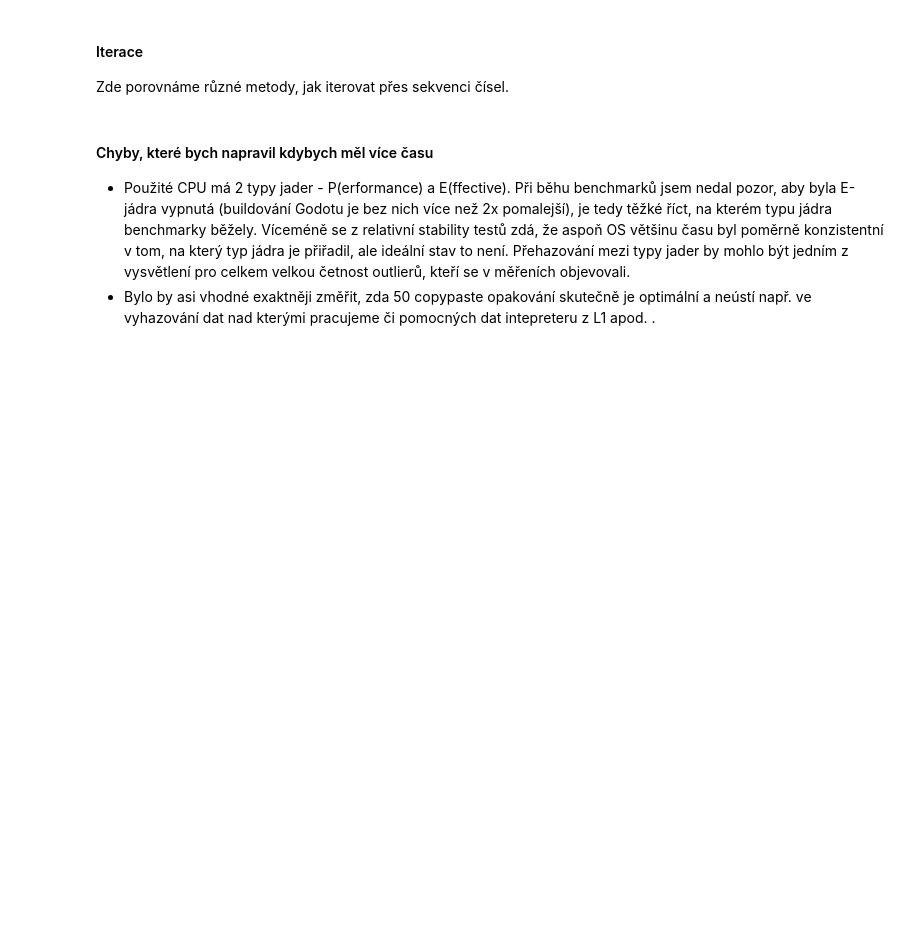
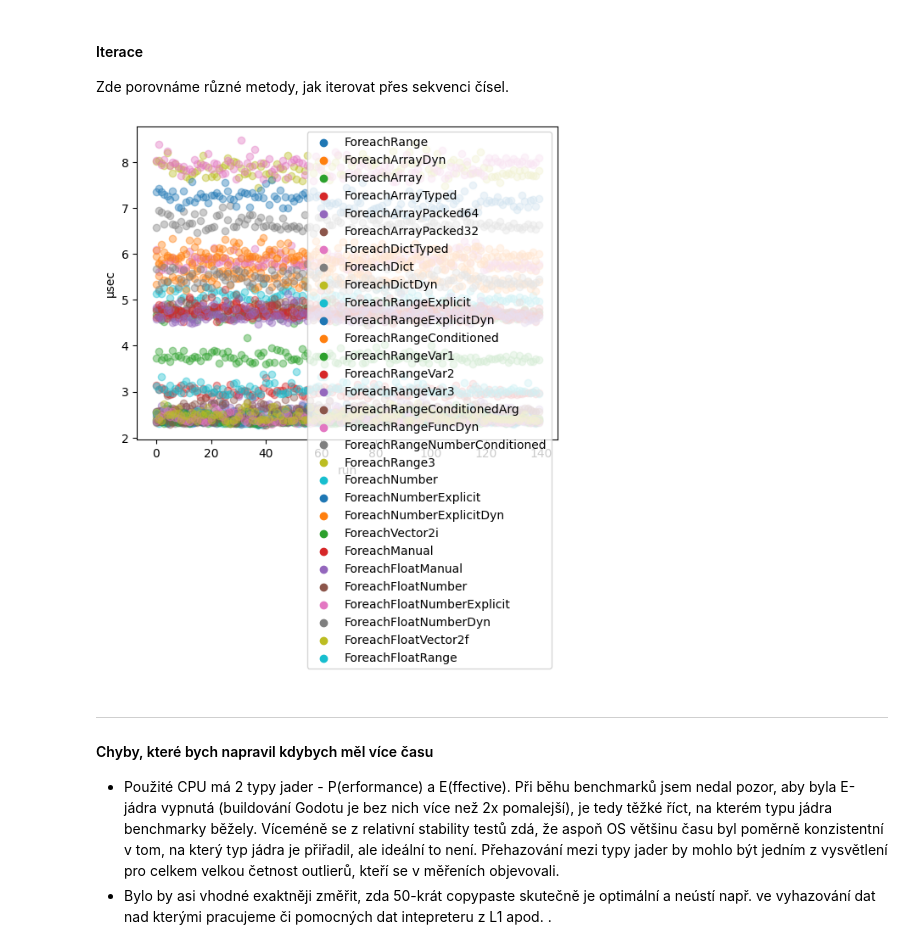
Before and after one commit to MarkusSecundus/NSWI131-Credit-GDScriptPerformanceEvaluation, a Jupyter notebook: main.ipynb, the cells around one changed output. Cells and saved outputs as stored; diff of their text form; code cells hidden in the pictures; blank space fills up the shorter version.

```diff
--- a/main.ipynb
+++ b/main.ipynb
@@ -371,7 +412,19 @@ graph_usecs(all_measurements[ArithmeticBenchmarks], ["DoNothing", "DoNothingBig"
 #### Iterace
 
 Zde porovnáme různé metody, jak iterovat přes sekvenci čísel.
+# %%
+graph_usecs(all_measurements[IterationBenchmarks], [
+    "ForeachRange", "ForeachArrayDyn", "ForeachArray", "ForeachArrayTyped", "ForeachArrayPacked64", "ForeachArrayPacked32",
+    "ForeachDictTyped", "ForeachDict", "ForeachDictDyn", "ForeachRangeExplicit", "ForeachRangeExplicitDyn", "ForeachRangeConditioned",
+    "ForeachRangeVar1", "ForeachRangeVar2", "ForeachRangeVar3", "ForeachRangeConditionedArg", "ForeachRangeFuncDyn", "ForeachRangeNumberConditioned",
+    "ForeachRange3", "ForeachNumber", "ForeachNumberExplicit", "ForeachNumberExplicitDyn", "ForeachVector2i", "ForeachManual", "ForeachFloatManual",
+    "ForeachFloatNumber", "ForeachFloatNumberExplicit", "ForeachFloatNumberDyn", "ForeachFloatVector2f", "ForeachFloatRange",
+], alpha=0.4)
+# %% [output]
+[figure, added]
 # %% [markdown]
+---------------------------------------------------------------
+
 #### Chyby, které bych napravil kdybych měl více času
- - Použité CPU má 2 typy jader - P(erformance) a E(ffective). Při běhu benchmarků jsem nedal pozor, aby byla E-jádra vypnutá (buildování Godotu je bez nich více než 2x pomalejší), je tedy těžké říct, na kterém typu jádra benchmarky běžely. Víceméně se z relativní stability testů zdá, že aspoň OS většinu času byl poměrně konzistentní v tom, na který typ jádra je přiřadil, ale ideální stav to není. Přehazování mezi typy jader by mohlo být jedním z vysvětlení pro celkem velkou četnost outlierů, kteří se v měřeních objevovali.
- - Bylo by asi vhodné exaktněji změřit, zda 50 copypaste opakování skutečně je optimální a neústí např. ve vyhazování dat nad kterými pracujeme či pomocných dat intepreteru z L1 apod. .
+ - Použité CPU má 2 typy jader - P(erformance) a E(ffective). Při běhu benchmarků jsem nedal pozor, aby byla E-jádra vypnutá (buildování Godotu je bez nich více než 2x pomalejší), je tedy těžké říct, na kterém typu jádra benchmarky běžely. Víceméně se z relativní stability testů zdá, že aspoň OS většinu času byl poměrně konzistentní v tom, na který typ jádra je přiřadil, ale ideální to není. Přehazování mezi typy jader by mohlo být jedním z vysvětlení pro celkem velkou četnost outlierů, kteří se v měřeních objevovali.
+ - Bylo by asi vhodné exaktněji změřit, zda 50-krát copypaste skutečně je optimální a neústí např. ve vyhazování dat nad kterými pracujeme či pomocných dat intepreteru z L1 apod. .
```
Also changed, not shown: parts of 5 cells of this notebook.
